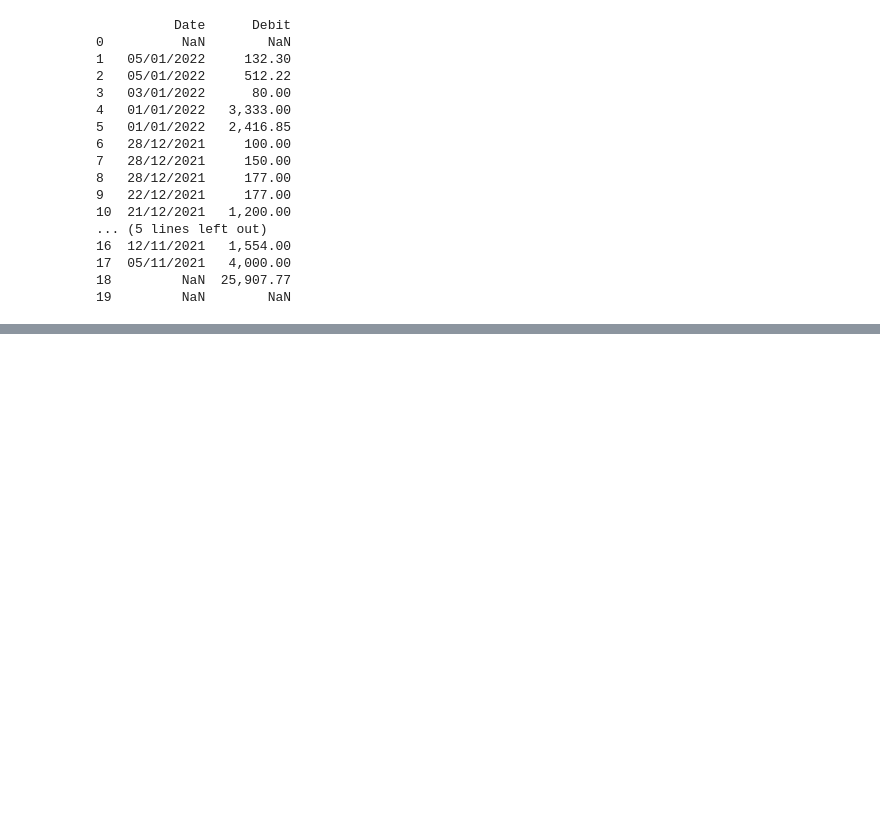
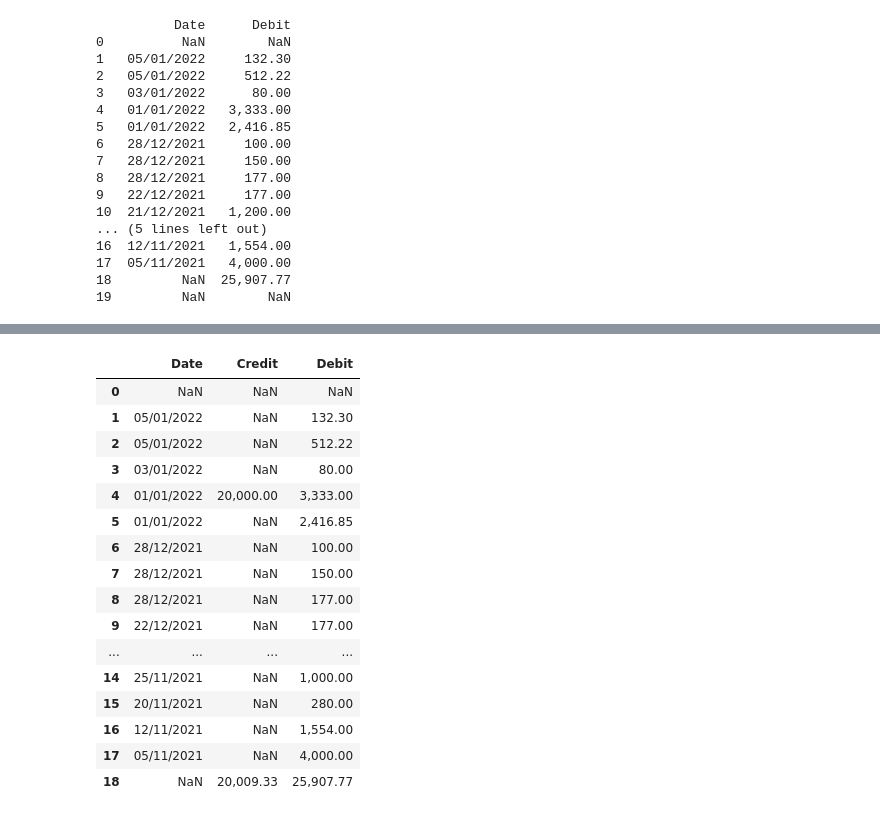
Before and after one commit to UtsavNayi/Task_1, a Jupyter notebook: IOB Statement .ipynb, the cells around one changed output, grey strips where cells are left out. Drawn from its saved outputs; the diff is of its cells as text; code cells hidden in the pictures; blank space fills up the shorter version.

```diff
--- a/IOB Statement .ipynb
+++ b/IOB Statement .ipynb
@@ -275,0 +320,20 @@ pd.read_excel("C:\\Users\\utsav\\Debit(1).xlsx")
+# %%
+pd.read_excel('C:\\Users\\utsav\\D_Credit_Debit.xlsx')
+# %% [output]
+|  | Date | Credit | Debit |
+| 0 | NaN | NaN | NaN |
+| 1 | 05/01/2022 | NaN | 132.30 |
+| 2 | 05/01/2022 | NaN | 512.22 |
+| 3 | 03/01/2022 | NaN | 80.00 |
+| 4 | 01/01/2022 | 20,000.00 | 3,333.00 |
+| 5 | 01/01/2022 | NaN | 2,416.85 |
+| 6 | 28/12/2021 | NaN | 100.00 |
+| 7 | 28/12/2021 | NaN | 150.00 |
+| 8 | 28/12/2021 | NaN | 177.00 |
+| 9 | 22/12/2021 | NaN | 177.00 |
+| ... | ... | ... | ... |
+| 14 | 25/11/2021 | NaN | 1,000.00 |
+| 15 | 20/11/2021 | NaN | 280.00 |
+| 16 | 12/11/2021 | NaN | 1,554.00 |
+| 17 | 05/11/2021 | NaN | 4,000.00 |
+| 18 | NaN | 20,009.33 | 25,907.77 |
```
Also changed, not shown: parts of 18 cells of this notebook, 2 other files.
